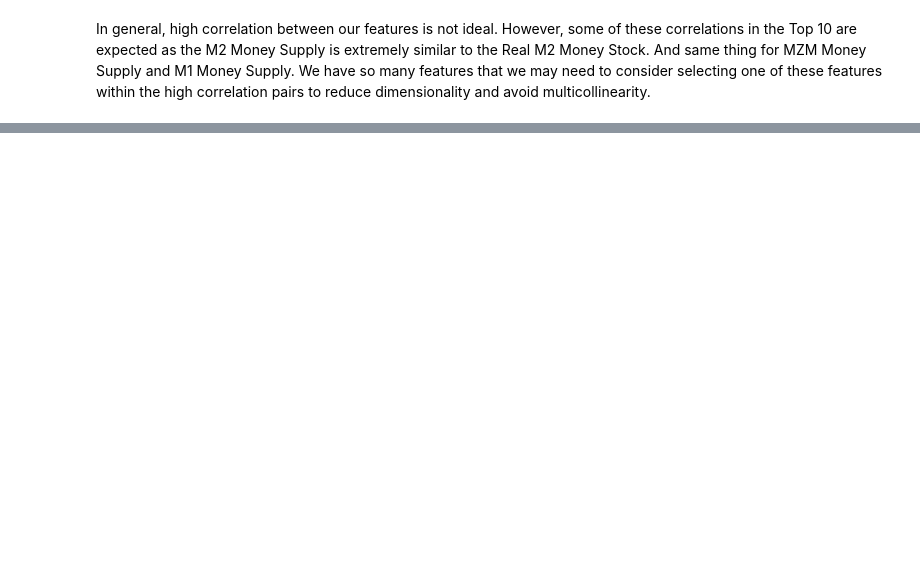
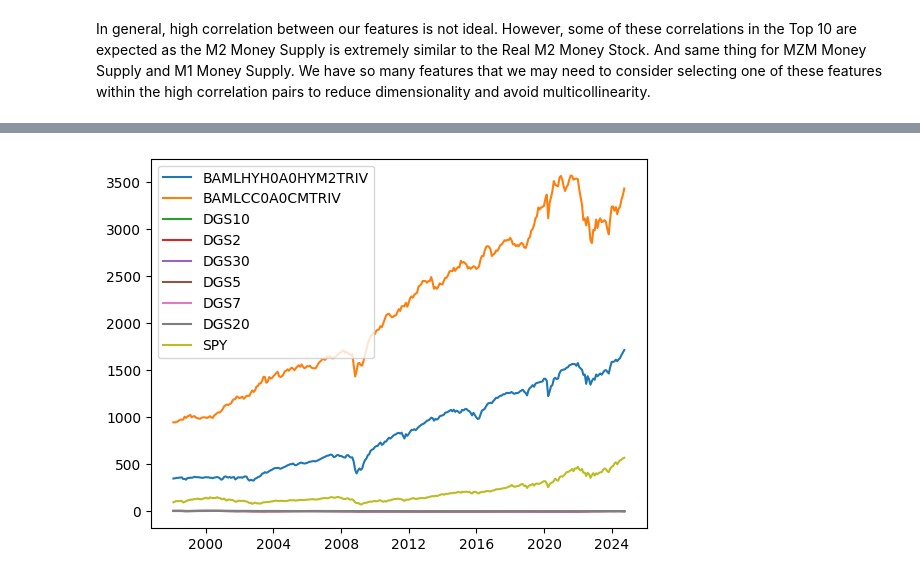
Before and after one commit to dmottice20/principalCapstone, a Jupyter notebook: jupyter/exploratoryDataAnalysis.ipynb, the cells around one changed output, grey strips where cells are left out. Saved outputs shown, nothing was run; the diff lists cells and outputs as text; code cells hidden in the pictures; blank space fills up the shorter version.

```diff
--- a/jupyter/exploratoryDataAnalysis.ipynb
+++ b/jupyter/exploratoryDataAnalysis.ipynb
@@ -124,0 +182,36 @@ In general, high correlation between our features is not ideal. However, some of
+# %%
+# Analyze the data for stationarity and other time series properties to ensure no adverse
+# impacts to our classical ML models
+from statsmodels.tsa.stattools import adfuller
+
+# Create a function to test for stationarity
+def test_for_stationarity(data):
+    # Perform Dickey-Fuller test:
+    adf_test = adfuller(data, autolag='AIC')
+
+    # Extract and display test results in a user friendly manner
+    results = pd.Series(adf_test[0:4], index=['Test Statistic', 'P-Value', '# Lags Used', '# Observations Used'])
+    for key, value in adf_test[4].items():
+        results[f'Critical Value ({key})'] = value
+    return results
+# %%
+p_val_threshold = 0.05
+stationary_tests = {}
+
+for col in processed_data.columns:
+    # print(f"Testing stationarity of {col}:")
+    try:
+        results = test_for_stationarity(processed_data[col])
+        # Use the name of the Col as a row index and paste the series into the dictionary
+        stationary_tests[col] = {
+            'Test Statistic': results['Test Statistic'],
+            'P-Value': results['P-Value'],
+            # Check if p-value is NaN, if so - make it equal to UNK. Otherwise, check against threshold
+            'Stationary': 'UNK' if pd.isnull(results['P-Value']) else results['P-Value'] < p_val_threshold
+        }
+    except Exception as e:
+        print(f"Missing data found in {col}.")
+
+# Convert the dictionary to a DataFrame
+stationary_df = pd.DataFrame(stationary_tests).T
+stationary_df
@@ -124,0 +270,10 @@ In general, high correlation between our features is not ideal. However, some of
+# %%
+# Plot the non-stationary columns
+non_stationary_cols = stationary_df[stationary_df['Stationary'] == False].index
+non_stationary_data = processed_data[non_stationary_cols]
+# Add a legend to the plot
+plt.plot(non_stationary_data)
+plt.legend(non_stationary_data.columns, loc='upper left')
+plt.show()
+# %% [output]
+[figure, added]
```
Also changed, not shown: parts of 16 cells of this notebook, 15 other files.
